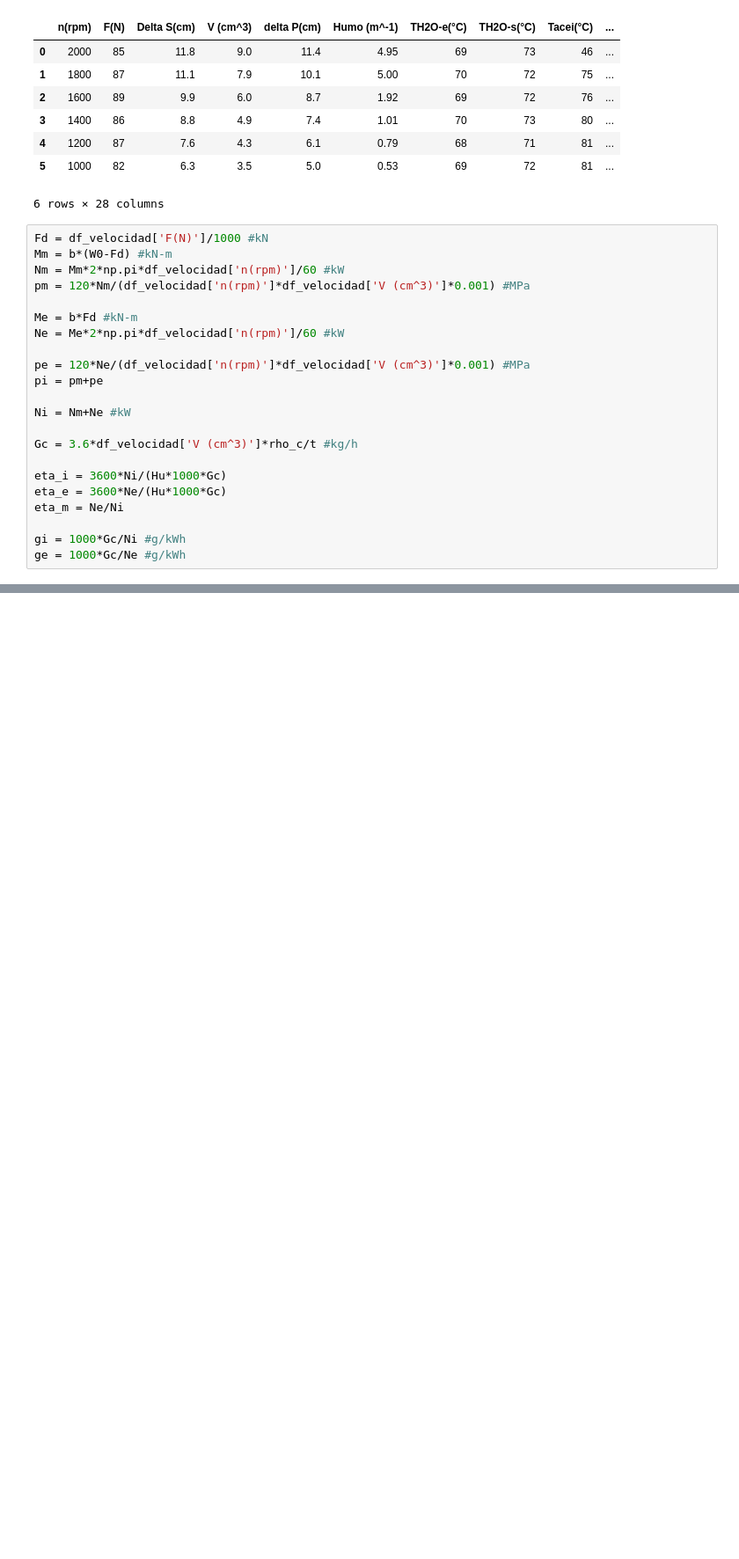
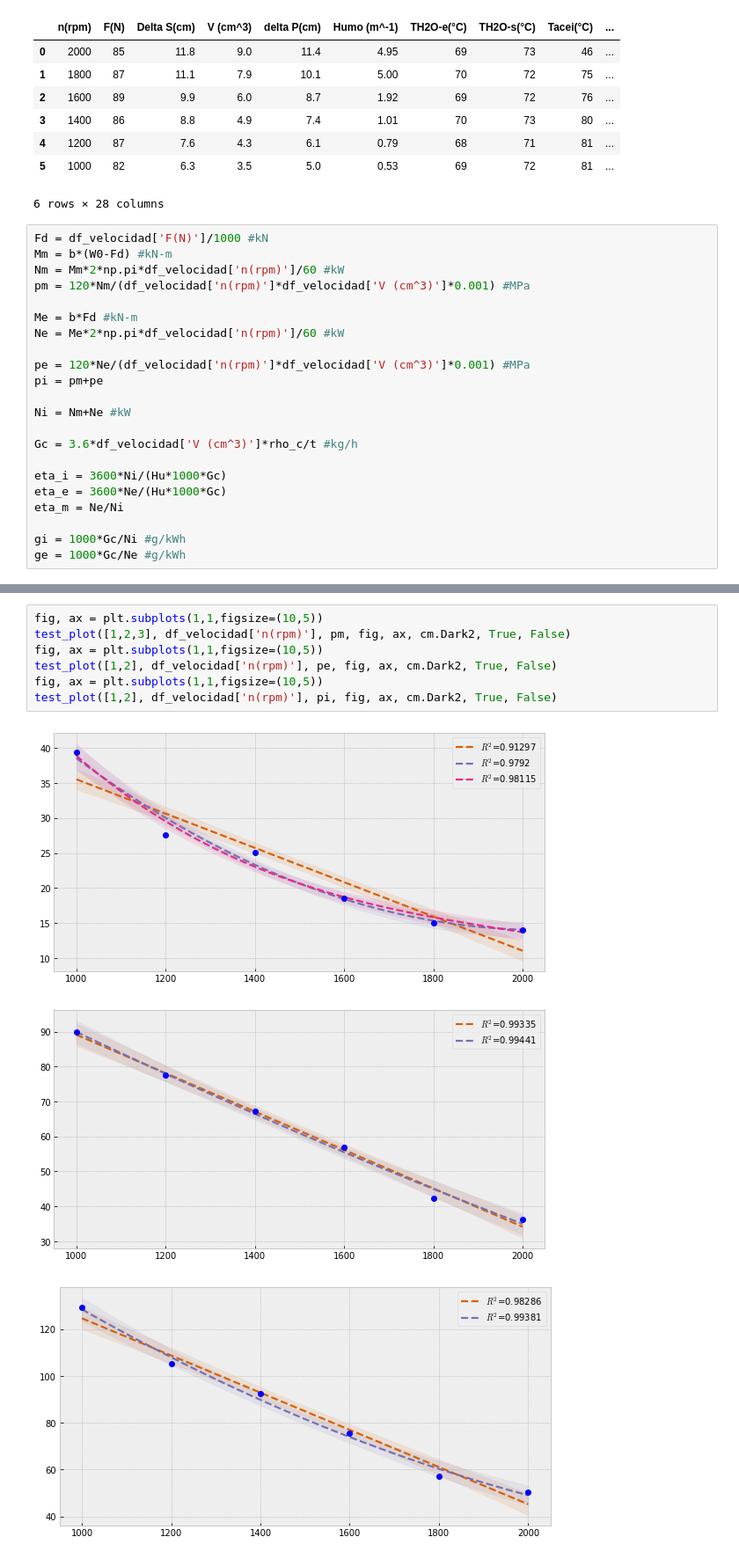
Before and after one commit to HeNeos/Reports-FIM-UNI, a Jupyter notebook: MN136-Motores de Combustion Interna/Laboratorio 4/MCI_LAB4.ipynb, the cells around one changed output, grey strips where cells are left out. Shown at 88% size. Drawn from its saved outputs; the diff is of its cells as text; blank space fills up the shorter version.

```diff
--- a/MN136-Motores de Combustion Interna/Laboratorio 4/MCI_LAB4.ipynb
+++ b/MN136-Motores de Combustion Interna/Laboratorio 4/MCI_LAB4.ipynb
@@ -96,0 +138,11 @@ plt.plot(df_velocidad['n(rpm)'], gi, '-ro')
+# %%
+fig, ax = plt.subplots(1,1,figsize=(10,5))
+test_plot([1,2,3], df_velocidad['n(rpm)'], pm, fig, ax, cm.Dark2, True, False)
+fig, ax = plt.subplots(1,1,figsize=(10,5))
+test_plot([1,2], df_velocidad['n(rpm)'], pe, fig, ax, cm.Dark2, True, False)
+fig, ax = plt.subplots(1,1,figsize=(10,5))
+test_plot([1,2], df_velocidad['n(rpm)'], pi, fig, ax, cm.Dark2, True, False)
+# %% [output]
+[figure, added]
+[figure, added]
+[figure, added]
```
Also changed, not shown: parts of 19 cells of this notebook.
